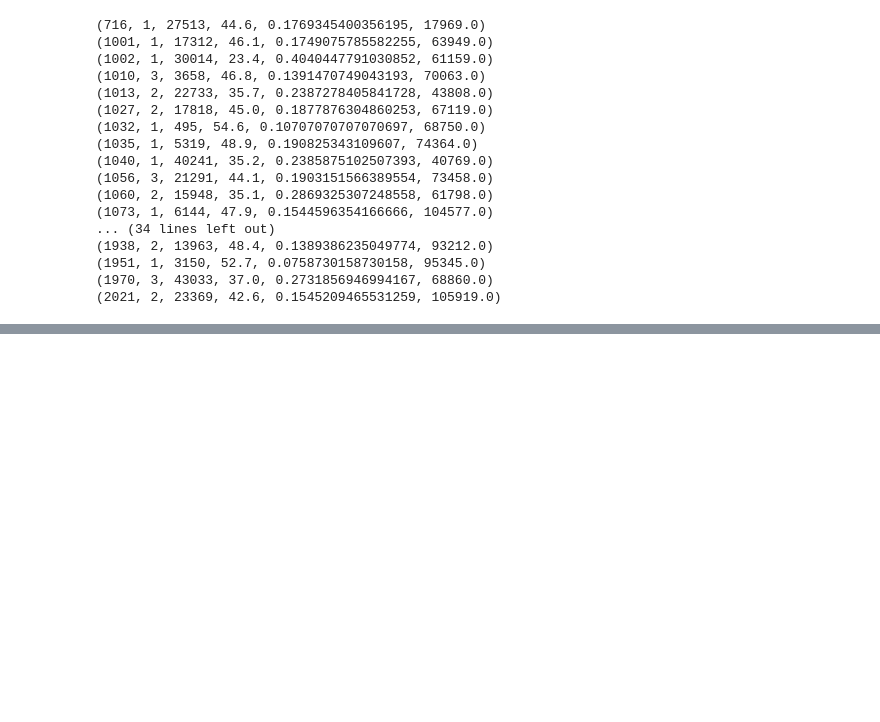
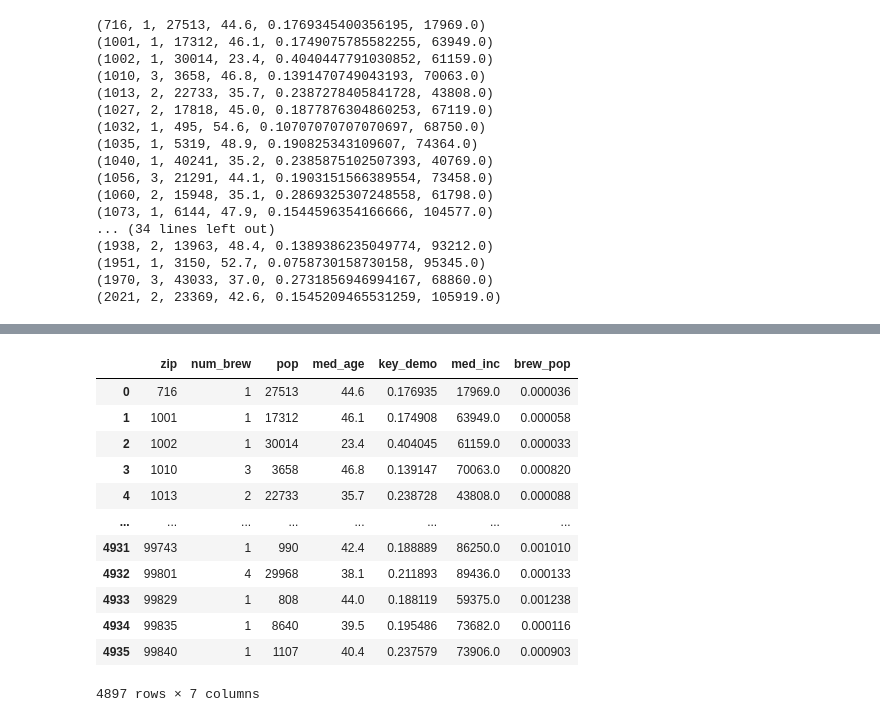
Before and after one commit to kcharlesr/brewBuds_project2, a Jupyter notebook: Brew_Flask.ipynb, the cells around one changed output, grey strips where cells are left out. Saved outputs shown, nothing was run; the diff lists cells and outputs as text; code cells hidden in the pictures; blank space fills up the shorter version.

```diff
--- a/Brew_Flask.ipynb
+++ b/Brew_Flask.ipynb
@@ -150,0 +147,7 @@ for record in bi_join:
+# %%
+
+## re-run the query without the limit() function
+sel = [brewery.PostalCode, func.count(brewery.Name), income.Population, income.Median_age,income.Keydemo_per, income.Median_Income]
+bi_join = session.query(*sel).\
+group_by(brewery.PostalCode).\
+filter(brewery.PostalCode ==income.PostalCode).all()
@@ -150,0 +186,17 @@ for record in bi_join:
+# %%
+all_breweries_df = all_breweries_df.dropna()
+all_breweries_df
+# %% [output]
+|  | zip | num_brew | pop | med_age | key_demo | med_inc | brew_pop |
+| 0 | 716 | 1 | 27513 | 44.6 | 0.176935 | 17969.0 | 0.000036 |
+| 1 | 1001 | 1 | 17312 | 46.1 | 0.174908 | 63949.0 | 0.000058 |
+| 2 | 1002 | 1 | 30014 | 23.4 | 0.404045 | 61159.0 | 0.000033 |
+| 3 | 1010 | 3 | 3658 | 46.8 | 0.139147 | 70063.0 | 0.000820 |
+| 4 | 1013 | 2 | 22733 | 35.7 | 0.238728 | 43808.0 | 0.000088 |
+| ... | ... | ... | ... | ... | ... | ... | ... |
+| 4931 | 99743 | 1 | 990 | 42.4 | 0.188889 | 86250.0 | 0.001010 |
+| 4932 | 99801 | 4 | 29968 | 38.1 | 0.211893 | 89436.0 | 0.000133 |
+| 4933 | 99829 | 1 | 808 | 44.0 | 0.188119 | 59375.0 | 0.001238 |
+| 4934 | 99835 | 1 | 8640 | 39.5 | 0.195486 | 73682.0 | 0.000116 |
+| 4935 | 99840 | 1 | 1107 | 40.4 | 0.237579 | 73906.0 | 0.000903 |
+4897 rows × 7 columns
```
Also changed, not shown: parts of 27 cells of this notebook.
